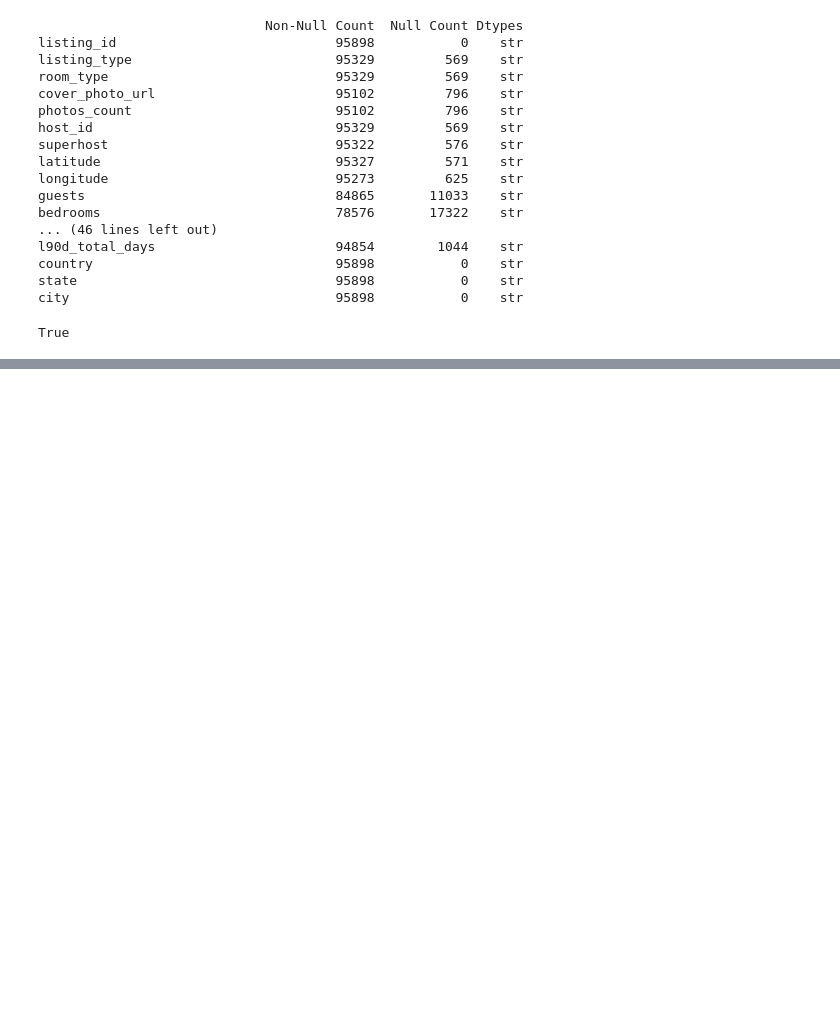
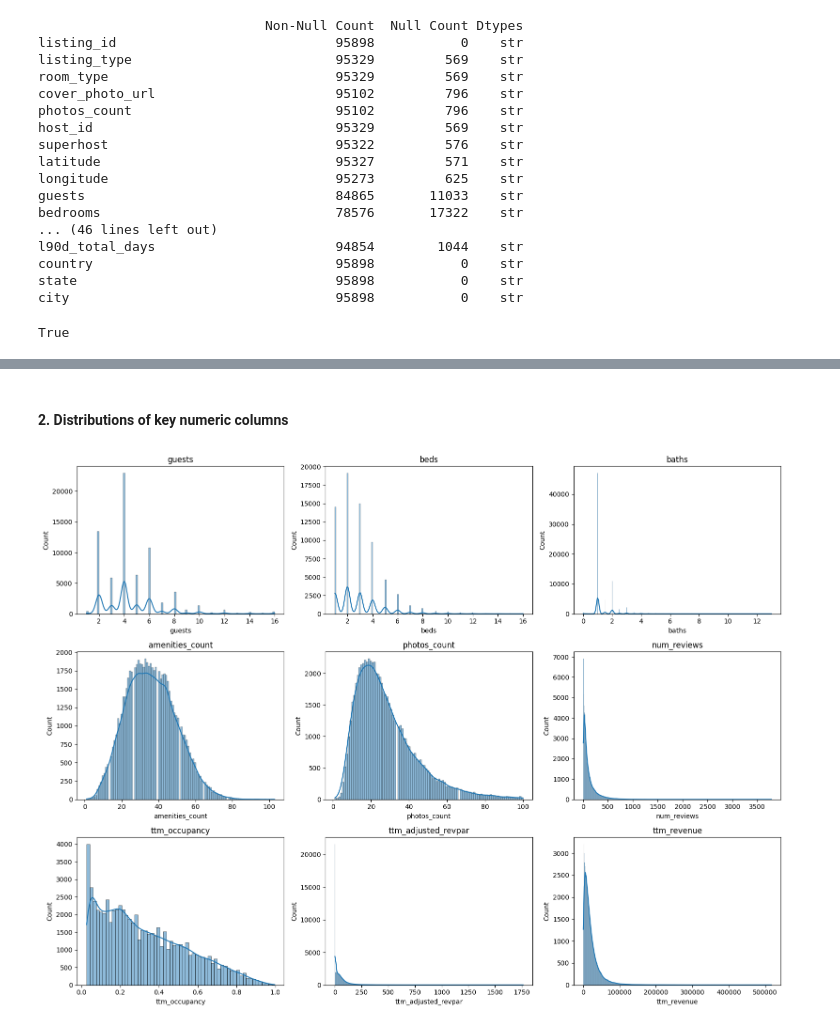
Before and after one commit to HenriquePRebolho/AirbnbDataMining, a Jupyter notebook: eda_etl/eda_etl.ipynb, the cells around one changed output, grey strips where cells are left out. Saved outputs shown, nothing was run; the diff lists cells and outputs as text; code cells hidden in the pictures; blank space fills up the shorter version.

Commit message:
listings EDA, ETL, Visualization done (maybe it needs a fix)

```diff
--- a/eda_etl/eda_etl.ipynb
+++ b/eda_etl/eda_etl.ipynb
@@ -117,16 +95,6 @@ l90d_total_days                       94854        1044    str
 country                               95898           0    str
 state                                 95898           0    str
 city                                  95898           0    str
-# %%
-# Analysing real columns values (limited output size)
-for col in df_pqt.columns:
-    uniques = [i for i in df_pqt[col].unique()[:10]]
-    print(col, ": ", uniques)
-
-# One by one for better insight
-#print(df_pqt['listing_id '].value_counts())
-for value in df_pqt['listing_id '].unique():
-    print(value)
 # %%
 # Defining correct columns dtypes
 
@@ -164,0 +191,15 @@ True
+# %%
+# Booleans:
+#    - NA --> NA
+#    - false --> False
+#    - true --> True
+#    - else --> drop row
+
+for col in bool_cols:
+    s = df_fixing[col].astype(str).str.strip().str.lower()
+    df_fixing[col] = s.map({"true": True, "false": False}).astype("boolean")
+
+print(df_fixing[bool_cols].dtypes, "\n")   # should show boolean
+print(df_fixing[bool_cols].isna().sum())   # count of NAs per column
+
+print(len(df_fixing))
@@ -164,0 +309,5 @@ True
+# %%
+# Creating new clean .parquet file
+df_fixing.to_parquet(path="../data/clean_listings.parquet")
+
+df_clean = pd.read_parquet("../data/clean_listings.parquet")
@@ -164,0 +353,16 @@ True
+# %% [markdown]
+#### 2. Distributions of key numeric columns
+# %%
+key_numeric_cols = ['guests', 'beds', 'baths', 'amenities_count', 'photos_count', 'num_reviews',
+                    'ttm_occupancy', 'ttm_adjusted_revpar', 'ttm_revenue'
+]
+
+fig, axes = plt.subplots(3, 3, figsize=(16, 12))
+
+for ax, col in zip(axes.flatten(), key_numeric_cols):
+    sns.histplot(df_clean[col].dropna(), kde=True, ax=ax)
+    ax.set_title(col)
+
+plt.tight_layout()
+# %% [output]
+[figure, added]
```
Also changed, not shown: parts of 32 cells of this notebook.
